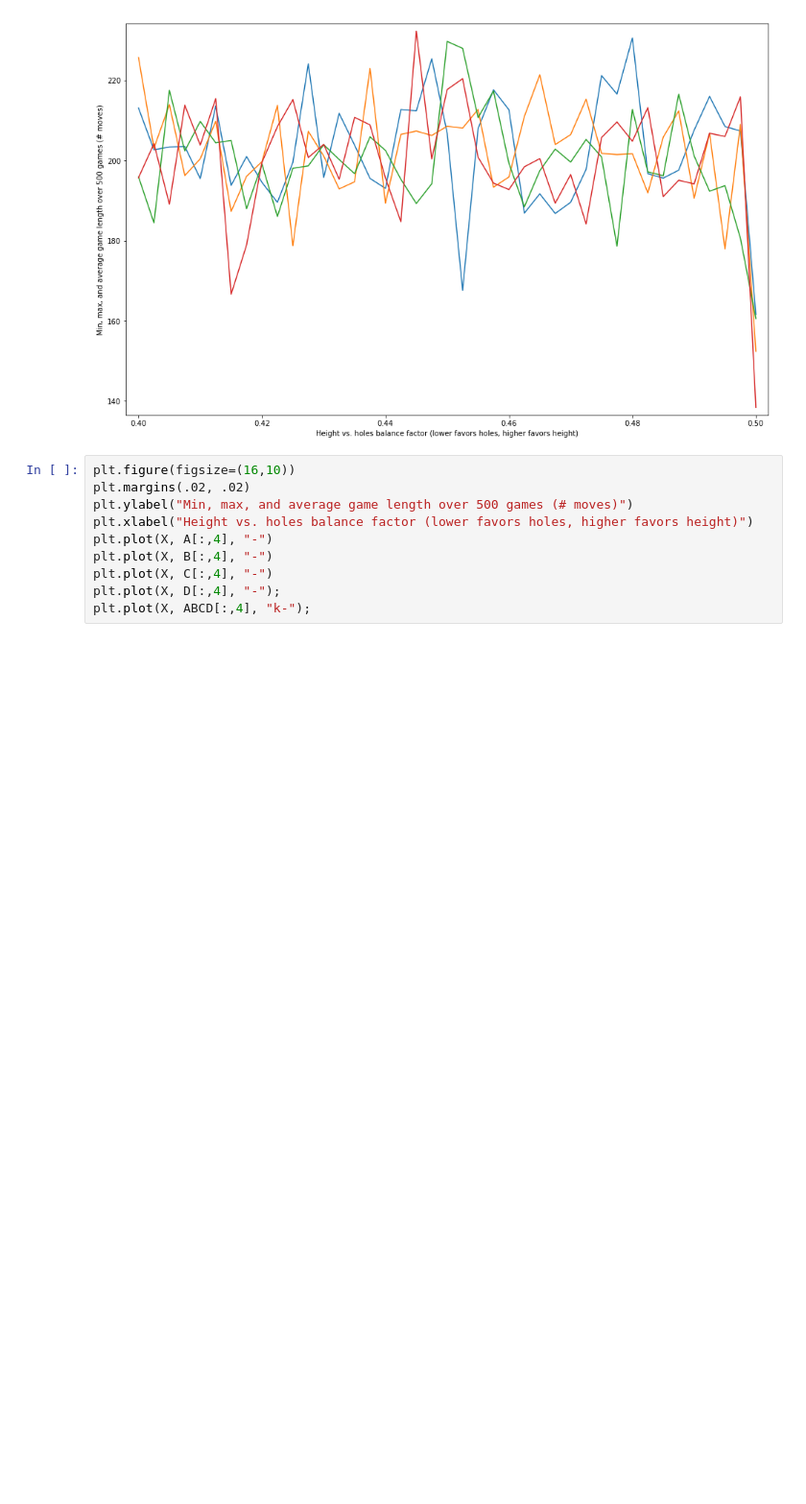
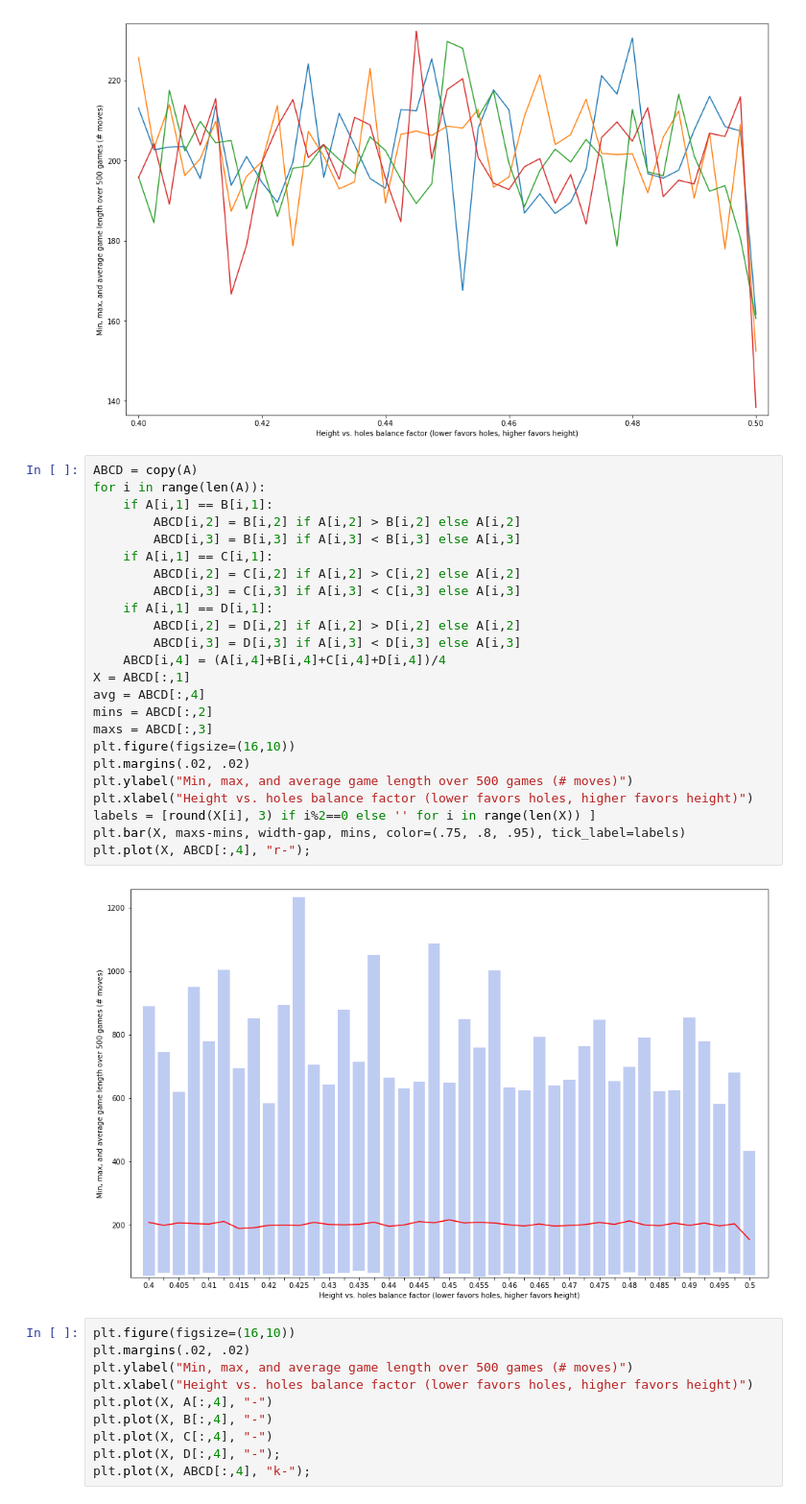
Before and after one commit to josephgriffith/Tetris-AI-Project, a Jupyter notebook: Project Report.ipynb, the cells around one changed output. Shown at 96% size. Saved outputs shown, nothing was run; the diff lists cells and outputs as text; blank space fills up the shorter version.

Commit message:
minor graph fix

```diff
--- a/Project Report.ipynb
+++ b/Project Report.ipynb
@@ -283,6 +283,32 @@ plt.plot(X, C[:,4], "-")
 plt.plot(X, D[:,4], "-");
 # %% [output]
 [figure]
+# %%
+ABCD = copy(A)
+for i in range(len(A)):
+    if A[i,1] == B[i,1]:
+        ABCD[i,2] = B[i,2] if A[i,2] > B[i,2] else A[i,2]
+        ABCD[i,3] = B[i,3] if A[i,3] < B[i,3] else A[i,3]
+    if A[i,1] == C[i,1]:
+        ABCD[i,2] = C[i,2] if A[i,2] > C[i,2] else A[i,2]
+        ABCD[i,3] = C[i,3] if A[i,3] < C[i,3] else A[i,3]
+    if A[i,1] == D[i,1]:
+        ABCD[i,2] = D[i,2] if A[i,2] > D[i,2] else A[i,2]
+        ABCD[i,3] = D[i,3] if A[i,3] < D[i,3] else A[i,3]
+    ABCD[i,4] = (A[i,4]+B[i,4]+C[i,4]+D[i,4])/4
+X = ABCD[:,1]
+avg = ABCD[:,4]
+mins = ABCD[:,2]
+maxs = ABCD[:,3]
+plt.figure(figsize=(16,10))
+plt.margins(.02, .02)
+plt.ylabel("Min, max, and average game length over 500 games (# moves)")
+plt.xlabel("Height vs. holes balance factor (lower favors holes, higher favors height)")
+labels = [round(X[i], 3) if i%2==0 else '' for i in range(len(X)) ]
+plt.bar(X, maxs-mins, width-gap, mins, color=(.75, .8, .95), tick_label=labels)
+plt.plot(X, ABCD[:,4], "r-");
+# %% [output]
+[figure, added]
 # %%
 plt.figure(figsize=(16,10))
 plt.margins(.02, .02)
```
Also changed, not shown: parts of 1 cell of this notebook.
